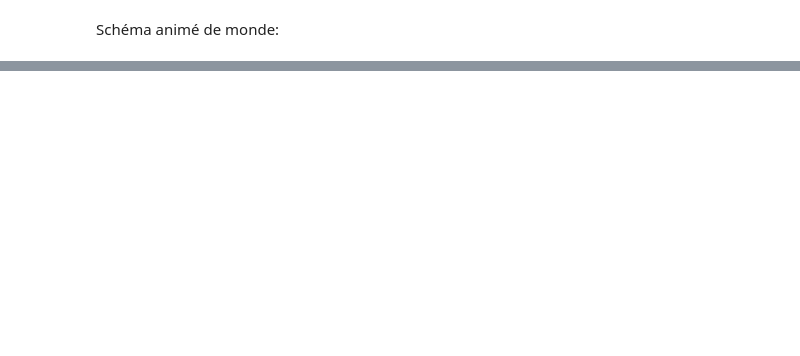
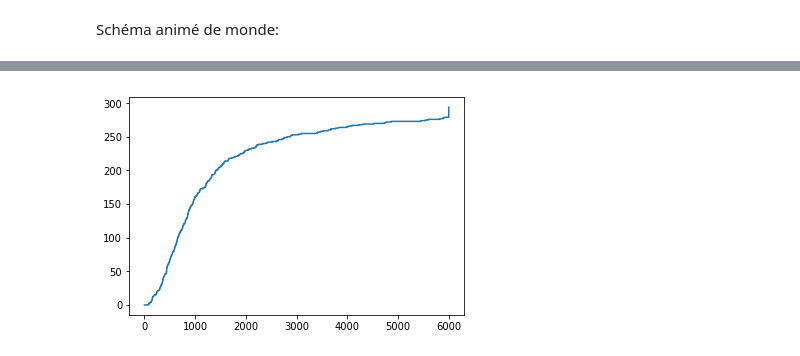
Before and after one commit to findooshka/ecosystem-model, a Jupyter notebook: project.ipynb, the cells around one changed output, grey strips where cells are left out. Cells and saved outputs as stored; diff of their text form; code cells hidden in the pictures; blank space fills up the shorter version.

```diff
--- a/project.ipynb
+++ b/project.ipynb
@@ -87,0 +97,5 @@ data
+# %%
+plt.plot([data["result"].values[data["result"].values <= x].shape[0] for x in range(0, 6001, 1)])
+plt.show()
+# %% [output]
+[figure, added]
```
Also changed, not shown: parts of 6 cells of this notebook, 27 other files.
